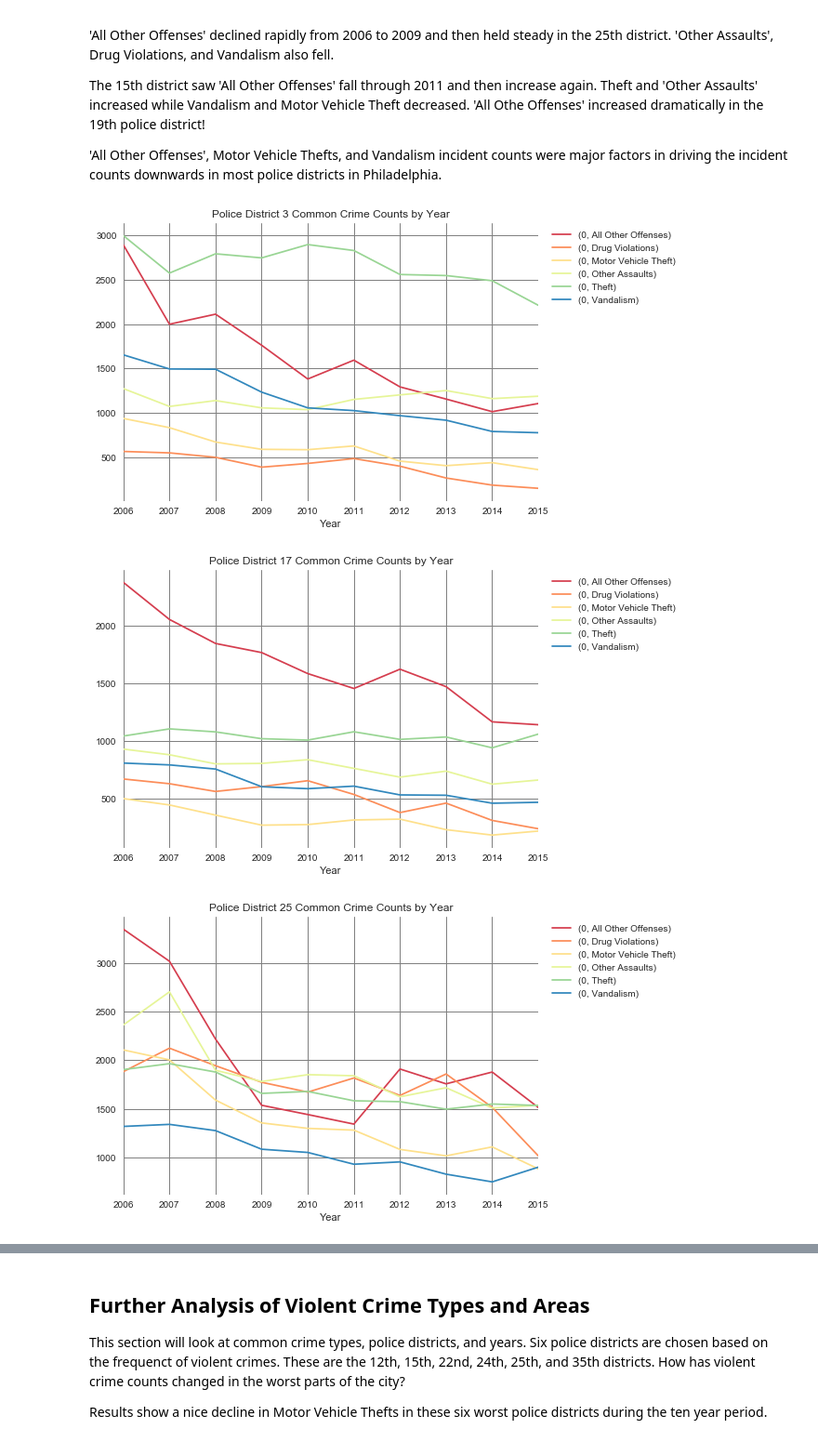
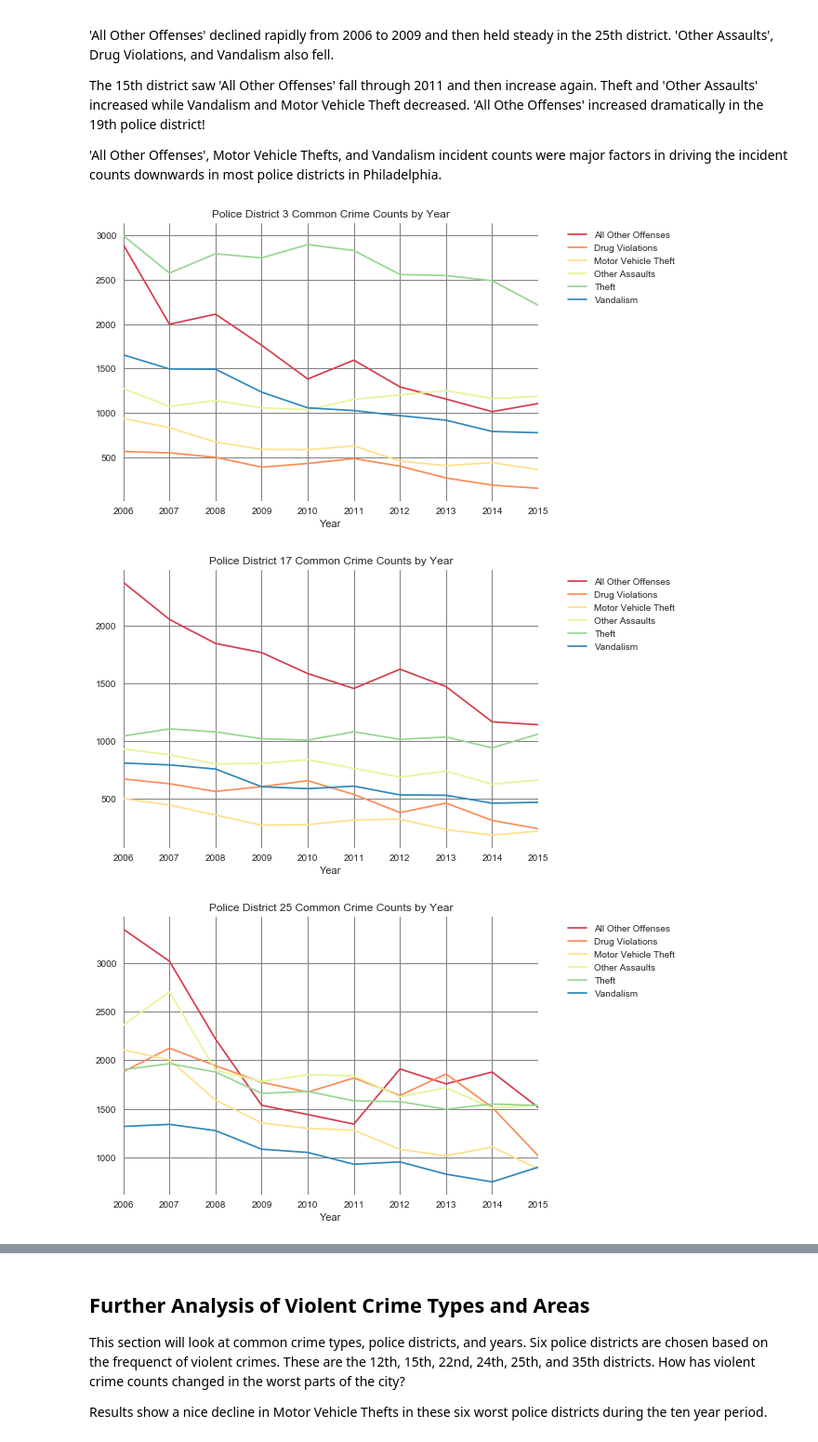
Before and after one commit to William-McKee/philadelphia_crime_data, a Jupyter notebook: Philadelphia_Crime_Data.ipynb, the cells around one changed output, grey strips where cells are left out. Shown at 93% size. Drawn from its saved outputs; the diff is of its cells as text; code cells hidden in the pictures.

Commit message:
Add files via upload
Removed extra '0' from column names and legends in Bivariate and Further Analysis plots

```diff
--- a/Philadelphia_Crime_Data.ipynb
+++ b/Philadelphia_Crime_Data.ipynb
@@ -631,28 +631,28 @@ The 15th district saw 'All Other Offenses' fall through 2011 and then increase a
 # %%
 # Sample districts and common crime types
 police_districts = [3, 17, 25, 15, 19]
 
 common_crime_types = ['Theft', 'Vandalism', 'Motor Vehicle Theft', 'Drug Violations', 'Other Assaults', 'All Other Offenses']
 
 # ColorBrewer color scheme
 line_colors = ['#d53e4f', '#fc8d59', '#fee08b', '#e6f598', '#99d594', '#3288bd']
 
 # Loop through the police districts
 for district in police_districts:
     crime_data_dist = crime_data[crime_data['Dc_Dist'] == district]
     crime_data_dist = crime_data_dist.loc[(crime_data_dist['UCR_General']).isin(common_crime_types)]
     crime_data_dist = crime_data_dist.groupby(['UCR_General', 'Year']).size()
     crime_data_dist = crime_data_dist.apply(int)
     crime_data_dist_df = crime_data_dist.to_frame()
-    crime_data_dist_pt = pd.pivot_table(crime_data_dist_df, index=['Year'], columns=['UCR_General'])
+    crime_data_dist_pt = pd.pivot_table(crime_data_dist_df, index=['Year'], columns=['UCR_General'])[0] # Get rid of '0 column'
 
     ax = crime_data_dist_pt.plot(kind = 'line', title='Police District ' + str(district) + ' Common Crime Counts by Year')
     ax.legend(bbox_to_anchor=(1.35, 1.0))
     ax.patch.set_facecolor('white')
     ax.grid(color='gray')
     plt.rcParams["axes.prop_cycle"] = plt.cycler('color', line_colors)
     plt.show()
 # %% [output]
-[figure, old version]
+[figure, new version]
-[figure, old version]
+[figure, new version]
-[figure, old version]
+[figure, new version]
```
Also changed, not shown: parts of 6 cells of this notebook.
